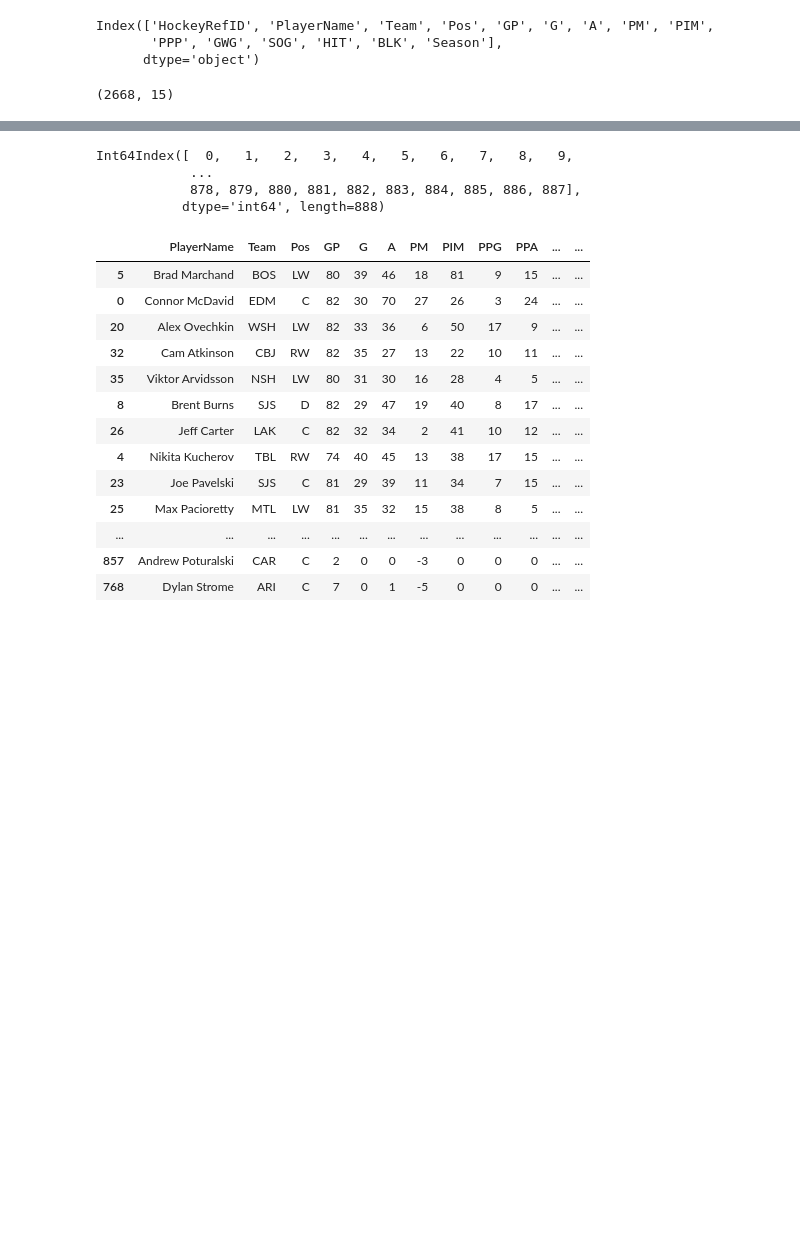
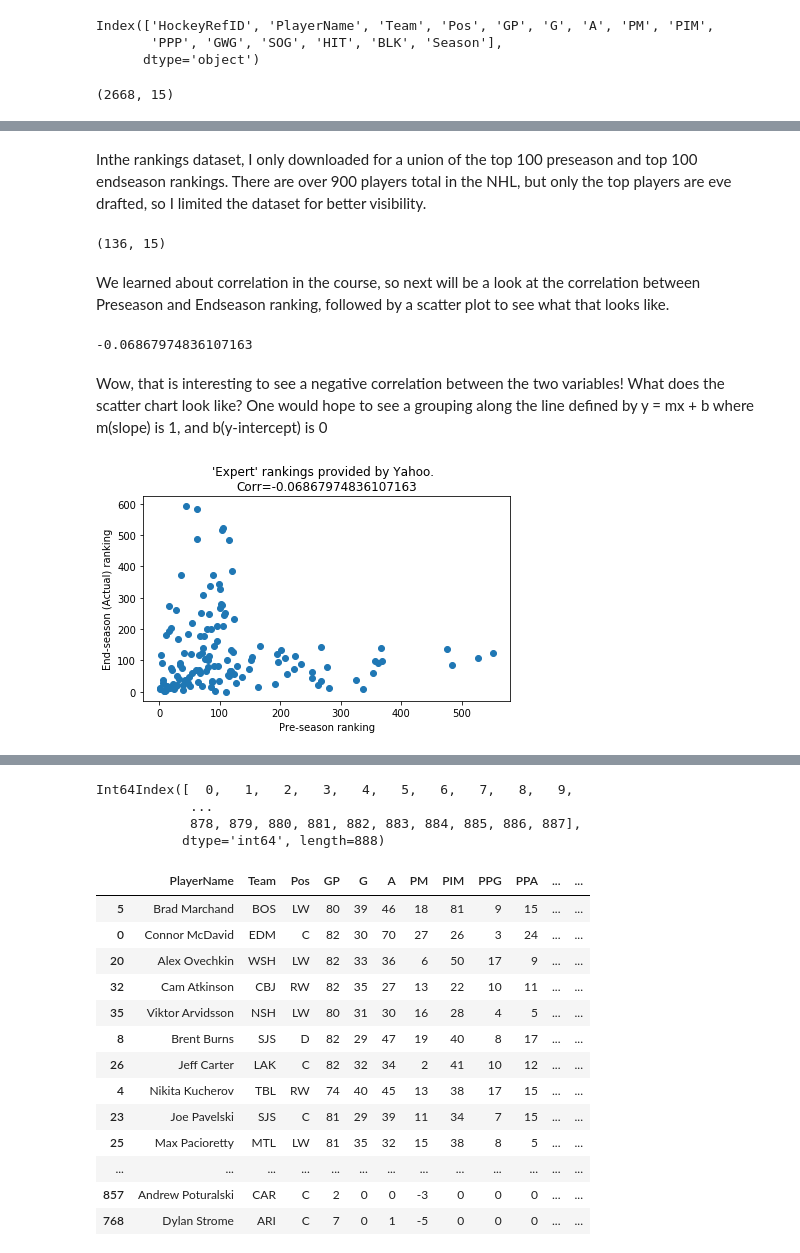
Before and after one commit to jeff3780/DSE200x, a Jupyter notebook: wk10_FinalPjt/Fantasy Hockey Draft List Generator - Final Prj - Jeff Puuri.ipynb, the cells around one changed output, grey strips where cells are left out. Saved outputs shown, nothing was run; the diff lists cells and outputs as text; code cells hidden in the pictures; blank space fills up the shorter version.

```diff
--- a/wk10_FinalPjt/Fantasy Hockey Draft List Generator - Final Prj - Jeff Puuri.ipynb
+++ b/wk10_FinalPjt/Fantasy Hockey Draft List Generator - Final Prj - Jeff Puuri.ipynb
@@ -102,0 +120,29 @@ I will use the pandas DataFrame rank function repeatedly.  [URL describing its u
+# %% [markdown]
+Inthe rankings dataset, I only downloaded for a union of the top 100 preseason and top 100 endseason rankings.  There are over 900 players total in the NHL, but only the top players are eve drafted, so I limited the dataset for better visibility.
+# %%
+ranksDF.shape
+# %% [output]
+(136, 15)
+# %% [markdown]
+We learned about correlation in the course, so next will be a look at the correlation between Preseason and Endseason ranking, followed by a scatter plot to see what that looks like.
+# %%
+rankCorr = ranksDF['PreSeasonRank'].corr(ranksDF['EndSeasonRank'])
+rankCorr
+# %% [output]
+-0.06867974836107163
+# %% [markdown]
+Wow, that is interesting to see a negative correlation between the two variables!  What does the scatter chart look like?  One would hope to see a grouping along the line defined by y = mx + b where m(slope) is 1, and b(y-intercept) is 0
+# %%
+%matplotlib inline
+plt.scatter(ranksDF['PreSeasonRank'],ranksDF['EndSeasonRank'])
+# Label the axes
+plt.xlabel('Pre-season ranking')
+plt.ylabel('End-season (Actual) ranking')
+
+#label the figure
+plt.title('\'Expert\' rankings provided by Yahoo.  \nCorr={0}'.format(str(rankCorr)))
+plt.tight_layout()
+plt.savefig(dataFolder + 'expertranks.png')
+plt.show()
+# %% [output]
+[figure, added]
```
Also changed, not shown: parts of 6 cells of this notebook.
